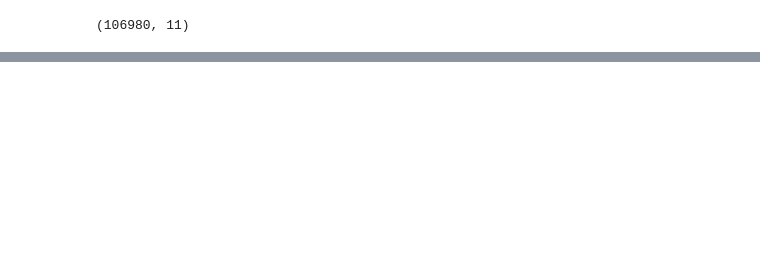
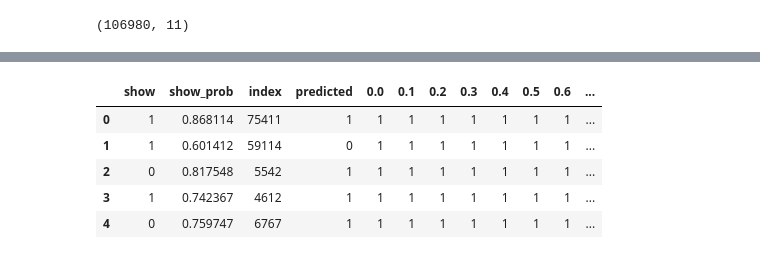
Before and after one commit to Milan1508/HealthCare_Data_Analysis, a Jupyter notebook: model_logistic.ipynb, the cells around one changed output, grey strips where cells are left out. Saved outputs shown, nothing was run; the diff lists cells and outputs as text; code cells hidden in the pictures; blank space fills up the shorter version.

```diff
--- a/model_logistic.ipynb
+++ b/model_logistic.ipynb
@@ -28,0 +221,3 @@ df.shape
+# %%
+y_train_pred = y_train_pred.values.reshape(-1)
+y_train_pred[:10]
@@ -28,0 +227,4 @@ df.shape
+# %%
+y_train_pred_final = pd.DataFrame({'show':y_train.values, 'show_prob':y_train_pred})
+y_train_pred_final['index'] = y_train.index
+y_train_pred_final.head()
@@ -28,0 +238,3 @@ df.shape
+# %%
+y_train_pred_final['predicted'] = y_train_pred_final.show_prob.map(lambda x: 1 if x > 0.7 else 0)
+y_train_pred_final.head()
@@ -28,0 +305,13 @@ df.shape
+# %%
+numbers = [float(x)/10 for x in range(10)]
+for i in numbers:
+    y_train_pred_final[i] = y_train_pred_final.show_prob.map(lambda x : 1 if x > i else 0)
+# %%
+y_train_pred_final.head()
+# %% [output]
+|  | show | show_prob | index | predicted | 0.0 | 0.1 | 0.2 | 0.3 | 0.4 | 0.5 | 0.6 | ... |
+| 0 | 1 | 0.868114 | 75411 | 1 | 1 | 1 | 1 | 1 | 1 | 1 | 1 | ... |
+| 1 | 1 | 0.601412 | 59114 | 0 | 1 | 1 | 1 | 1 | 1 | 1 | 1 | ... |
+| 2 | 0 | 0.817548 | 5542 | 1 | 1 | 1 | 1 | 1 | 1 | 1 | 1 | ... |
+| 3 | 1 | 0.742367 | 4612 | 1 | 1 | 1 | 1 | 1 | 1 | 1 | 1 | ... |
+| 4 | 0 | 0.759747 | 6767 | 1 | 1 | 1 | 1 | 1 | 1 | 1 | 1 | ... |
```
Also changed, not shown: parts of 35 cells of this notebook.
